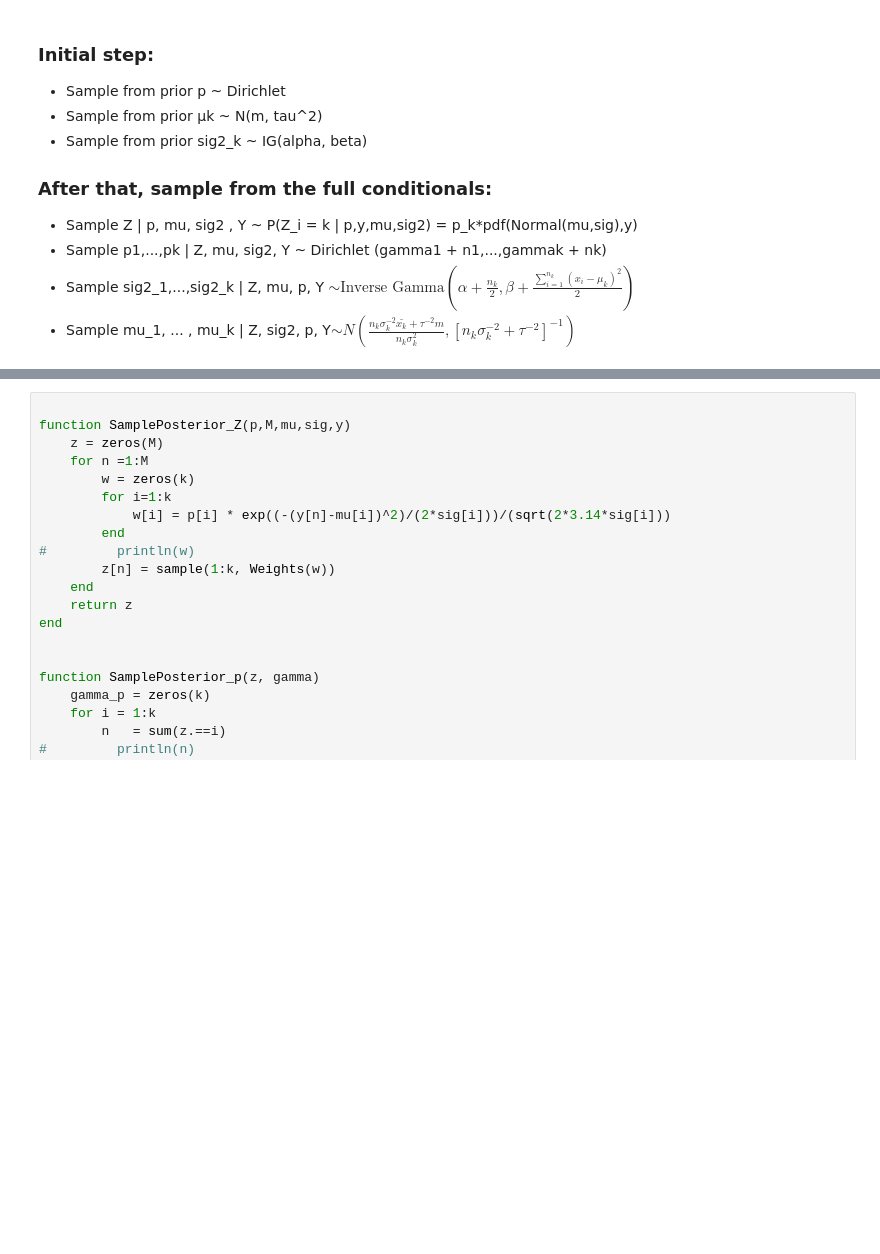
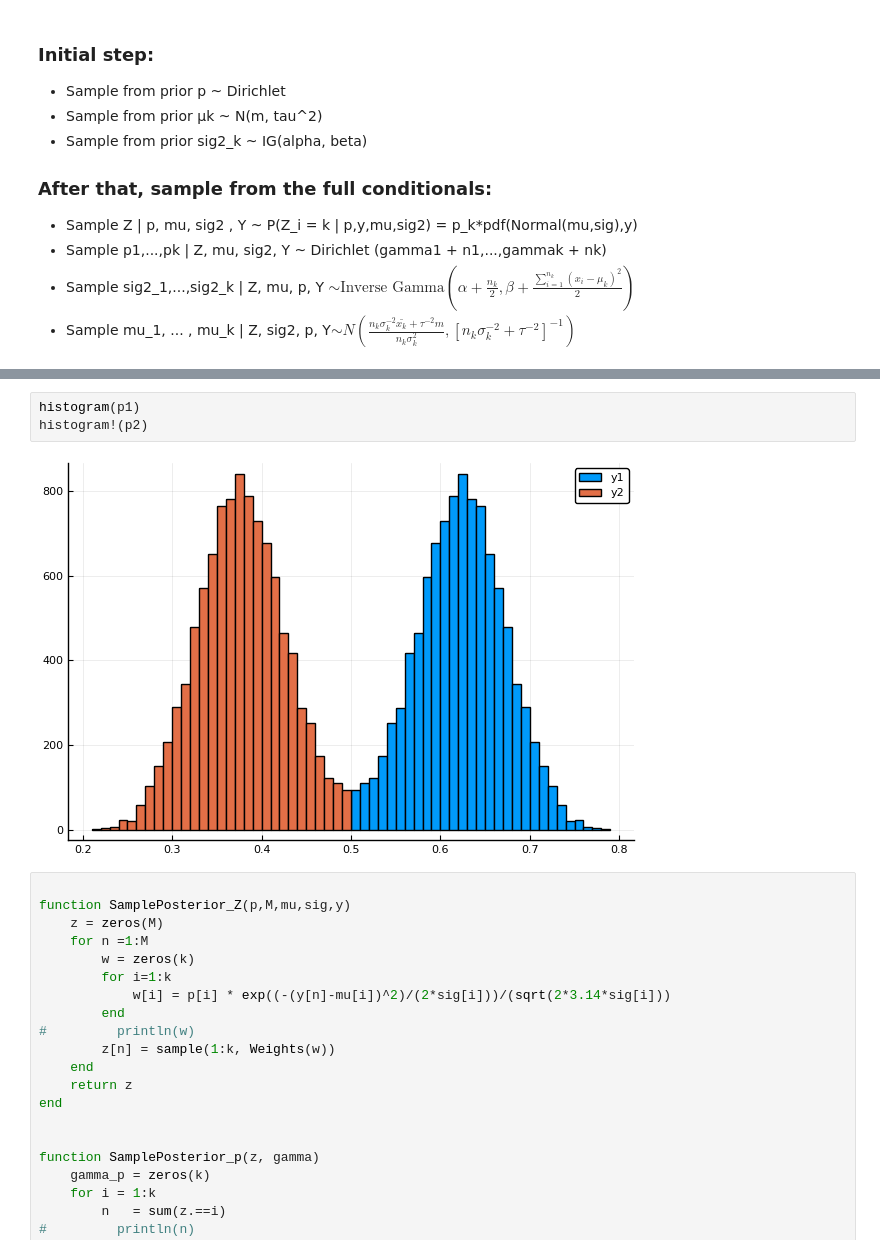
Before and after one commit to davibarreira/Computational_Statistics, a Jupyter notebook: Exercises2/Sheet2 Exercise 6.ipynb, the cells around one changed output, grey strips where cells are left out. Cells and saved outputs as stored; diff of their text form; blank space fills up the shorter version.

```diff
--- a/Exercises2/Sheet2 Exercise 6.ipynb
+++ b/Exercises2/Sheet2 Exercise 6.ipynb
@@ -104,3 +129,8 @@ plot(posterior[:,2])
+# %%
+histogram(p1)
+histogram!(p2)
+# %% [output]
+[figure, added]
 # %%
 
 function SamplePosterior_Z(p,M,mu,sig,y)
```
Also changed, not shown: parts of 7 cells of this notebook.
